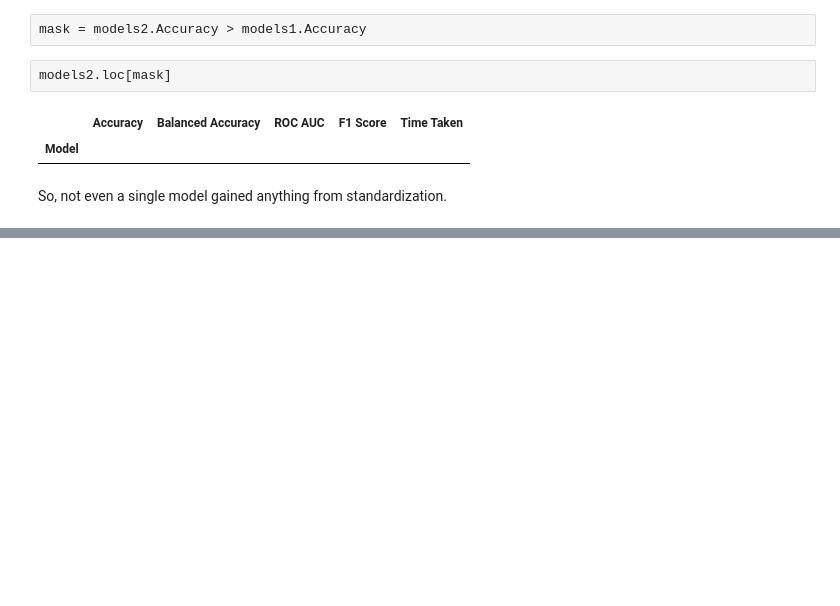
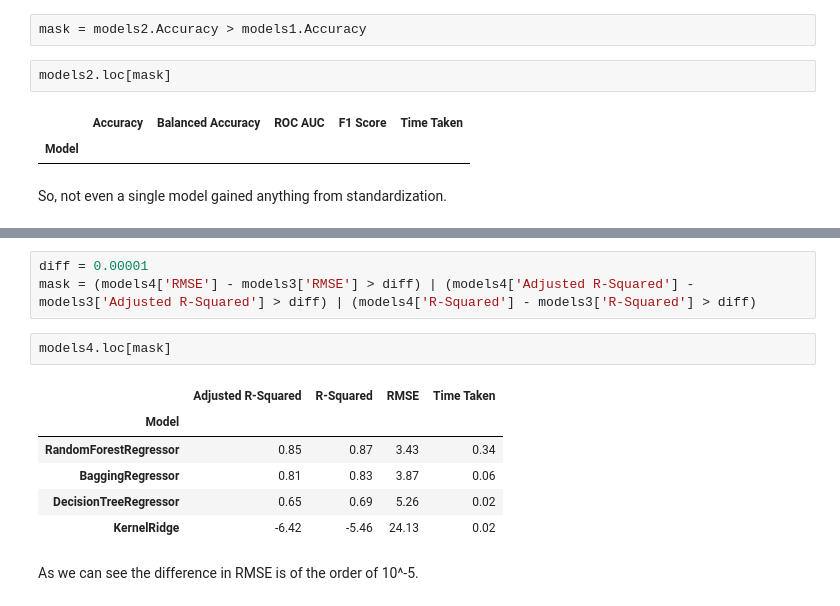
Before and after one commit to Yasir323/lazy-import, a Jupyter notebook: Lazy_Import_and_Pyforest.ipynb, the cells around one changed output, grey strips where cells are left out. Cells and saved outputs as stored; diff of their text form; blank space fills up the shorter version.

```diff
--- a/Lazy_Import_and_Pyforest.ipynb
+++ b/Lazy_Import_and_Pyforest.ipynb
@@ -204,0 +314,14 @@ So, not even a single model gained anything from standardization.
+# %%
+diff = 0.00001
+mask = (models4['RMSE'] - models3['RMSE'] > diff) | (models4['Adjusted R-Squared'] - models3['Adjusted R-Squared'] > diff) | (models4['R-Squared'] - models3['R-Squared'] > diff)
+# %%
+models4.loc[mask]
+# %% [output]
+|  | Adjusted R-Squared | R-Squared | RMSE | Time Taken |
+| Model |  |  |  |  |
+| RandomForestRegressor | 0.85 | 0.87 | 3.43 | 0.34 |
+| BaggingRegressor | 0.81 | 0.83 | 3.87 | 0.06 |
+| DecisionTreeRegressor | 0.65 | 0.69 | 5.26 | 0.02 |
+| KernelRidge | -6.42 | -5.46 | 24.13 | 0.02 |
+# %% [markdown]
+As we can see the difference in RMSE is of the order of 10^-5.
```
Also changed, not shown: parts of 23 cells of this notebook.
